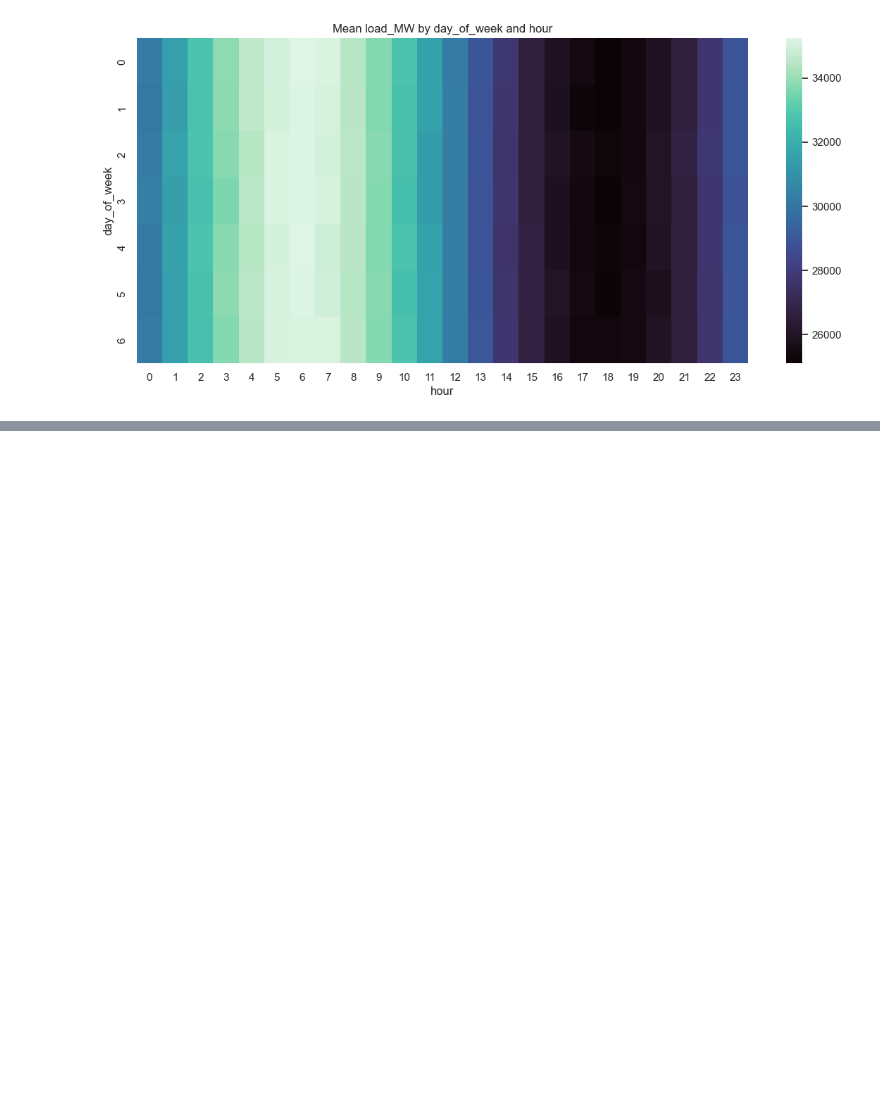
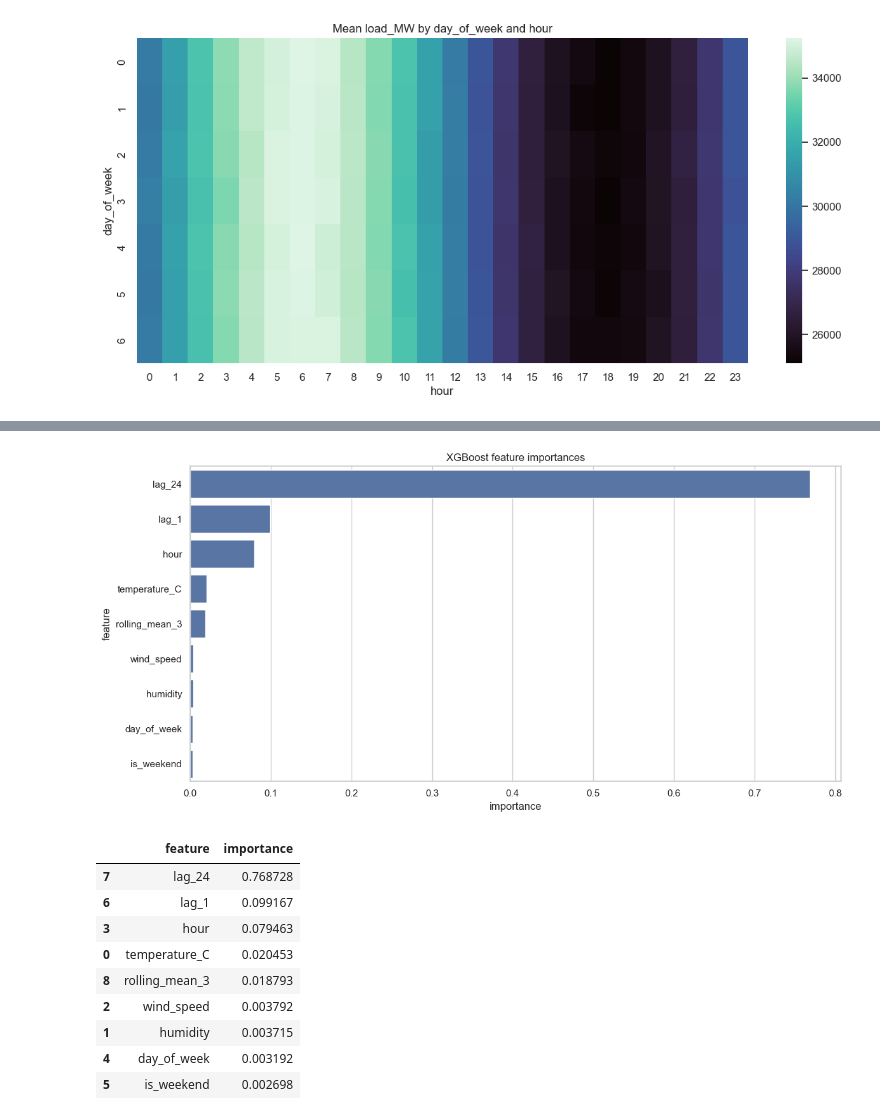
Before and after one commit to Osknot/ELECTRICAL-LOAD-PREDICTION, a Jupyter notebook: Notebooks/load_forecasting.ipynb, the cells around one changed output, grey strips where cells are left out. Cells and saved outputs as stored; diff of their text form; code cells hidden in the pictures; blank space fills up the shorter version.

```diff
--- a/Notebooks/load_forecasting.ipynb
+++ b/Notebooks/load_forecasting.ipynb
@@ -254,0 +358,16 @@ plt.show()
+# %%
+# --- Baselines ---
+# Baseline 1: Seasonal naive (predict with lag_24)
+y_pred_naive = df_test["lag_24"].values
+
+# Baseline 2: Simple linear model (Ridge regression)
+ridge = Ridge(alpha=1.0, random_state=RANDOM_STATE)
+ridge.fit(X_train, y_train)
+y_pred_ridge = ridge.predict(X_test)
+
+results_baselines = {
+    "Naive(lag_24)": evaluate(y_test, y_pred_naive),
+    "Ridge": evaluate(y_test, y_pred_ridge),
+}
+
+pd.DataFrame(results_baselines).T.sort_values("RMSE")
@@ -254,0 +476,25 @@ plt.show()
+# %%
+# --- Feature importance ---
+importances = xgb_model.feature_importances_
+imp_df = pd.DataFrame({"feature": core_feature_cols, "importance": importances})
+imp_df = imp_df.sort_values("importance", ascending=False)
+
+plt.figure(figsize=(12, 6))
+sns.barplot(data=imp_df.head(12), x="importance", y="feature", orient="h")
+plt.title("XGBoost feature importances")
+plt.tight_layout()
+plt.show()
+
+imp_df.head(15)
+# %% [output]
+[figure, added]
+|  | feature | importance |
+| 7 | lag_24 | 0.768728 |
+| 6 | lag_1 | 0.099167 |
+| 3 | hour | 0.079463 |
+| 0 | temperature_C | 0.020453 |
+| 8 | rolling_mean_3 | 0.018793 |
+| 2 | wind_speed | 0.003792 |
+| 1 | humidity | 0.003715 |
+| 4 | day_of_week | 0.003192 |
+| 5 | is_weekend | 0.002698 |
```
Also changed, not shown: parts of 20 cells of this notebook, 9 other files.
